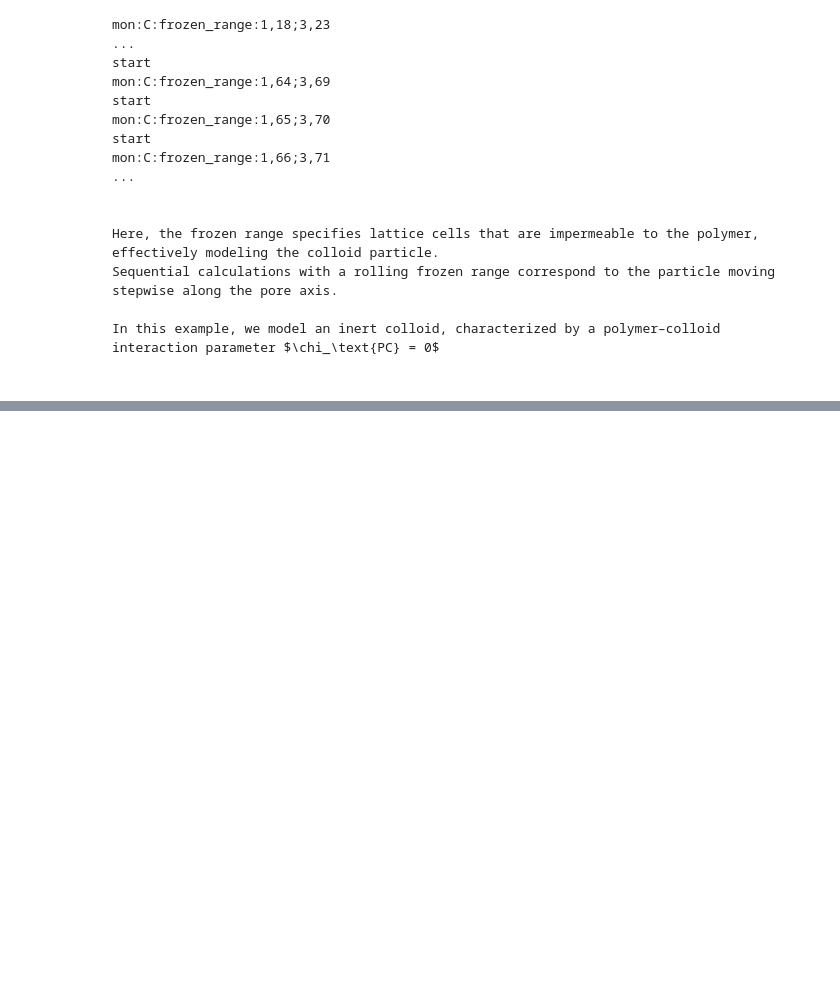
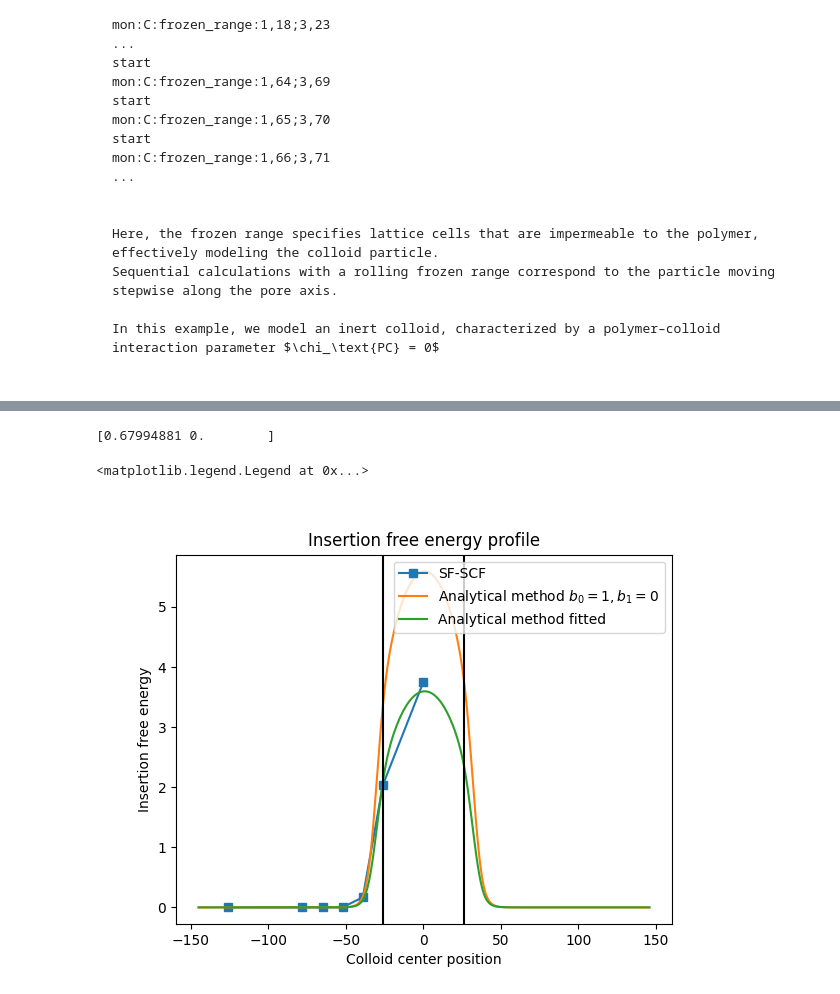
Before and after one commit to miklakt/diffusion_polymer_mesopores, a Jupyter notebook: main.ipynb, the cells around one changed output, grey strips where cells are left out. Drawn from its saved outputs; the diff is of its cells as text; code cells hidden in the pictures; blank space fills up the shorter version.

```diff
--- a/main.ipynb
+++ b/main.ipynb
@@ -98,13 +98,13 @@ $$
 
 where $n$ is the slice index along the pore length $L$.
 # %%
-phi = np.sum(Phis, axis = 0)
+phi_0 = np.sum(Phis, axis = 0).T
 
 fig, ax = plot_grid(
     Z,
     np.concatenate((-R[::-1], R)),
-    mirror_extend(phi.T, axis=0),
-    walls = mirror_extend(walls.T, axis = 0),
+    mirror_extend(phi_0, axis=0),
+    walls = mirror_extend(walls, axis = 0),
     xlim = (-50,50),
     ylim = (-50,50)
 )
@@ -138,0 +217,62 @@ In this example, we model an inert colloid, characterized by a polymer–colloid
+# %%
+def gamma_model(chi_PS, chi_PC, phi, X):
+    #Number of fitting parameters X can be expanded, but just two is already produce adequate results
+    b0, b1 = X
+    chi_crit = 6*np.log(5/6)
+    phi_corrected = (b0 + b1*chi_PC)*phi
+    chi_ads = chi_PC - chi_PS*(1-phi_corrected)
+    gamma = (chi_ads - chi_crit)*phi_corrected/6
+    return gamma
+
+def Pi(phi, chi_PS):
+    Pi_=-np.log(1-phi) - phi - chi_PS*phi**2
+    return Pi_
+
+def insertion_free_energy_cylinder(radius, phi_0, chi_PS, chi_PC, gamma_func, X_args):
+    from scipy.signal import convolve
+    volume, surface = cylinder_r0_kernel(radius)
+    phi_0 = np.pad(phi_0[0:radius], ((0, 0),(radius,radius-1)))
+    Pi_arr = Pi(phi_0, chi_PS)
+    gamma_arr = gamma_func(chi_PS, chi_PC, phi_0, X_args)
+    osmotic = convolve(Pi_arr, volume, 'valid')[0]
+    surface = convolve(gamma_arr, surface, 'valid')[0]
+    return osmotic+surface
+
+def create_cost_function(colloid_diameter, colloid_positions, scf_insertion_fe, phi_0, chi_PS, chi_PC, gamma_model):
+    def cost_function(X):
+        FE = insertion_free_energy_cylinder(colloid_diameter//2, phi_0, chi_PS, chi_PC, gamma_model, X)
+        position_in_array = colloid_positions + len(FE)//2
+        residuals = scf_insertion_fe -  FE[position_in_array]
+        return residuals
+    return cost_function
+
+cylindrical_colloid_diameter = 6
+b0, b1 = 1, 0
+insertion_free_energy_cylinder_analytical_no_fit =  insertion_free_energy_cylinder(cylindrical_colloid_diameter//2, phi_0, chi_PS = 0.6, chi_PC = 0, gamma_func=gamma_model, X_args=[b0, b1])
+
+X0 = [1,0]
+from scipy.optimize import least_squares
+cost_function = create_cost_function(cylindrical_colloid_diameter, insertion_free_energy_data["pc"], insertion_free_energy_data["free_energy"], phi_0, chi_PS=0.6, chi_PC = 0, gamma_model=gamma_model)
+X = least_squares(cost_function, X0).x
+print(X)
+
+b0, b1 = X
+insertion_free_energy_cylinder_analytical_fit =  insertion_free_energy_cylinder(cylindrical_colloid_diameter//2, phi_0, chi_PS = 0.6, chi_PC = 0, gamma_func=gamma_model, X_args=[b0, b1])
+
+
+fig, ax = plt.subplots()
+ax.plot(insertion_free_energy_data["pc"], insertion_free_energy_data["free_energy"], marker = "s", label = "SF-SCF")
+ax.plot(Z, insertion_free_energy_cylinder_analytical_no_fit, label="Analytical method $b_0=1, b_1=0$")
+ax.plot(Z, insertion_free_energy_cylinder_analytical_fit, label="Analytical method fitted")
+pore_length = 52
+ax.axvline(-pore_length/2, color='k')
+ax.axvline(+pore_length/2, color='k')
+
+ax.set_xlabel("Colloid center position")
+ax.set_ylabel("Insertion free energy")
+ax.set_title("Insertion free energy profile")
+ax.legend(loc = "upper right")
+# %% [output]
+[0.67994881 0.        ]
+<matplotlib.legend.Legend at 0x...>
+[figure, added]
```
Also changed, not shown: parts of 4 cells of this notebook.
